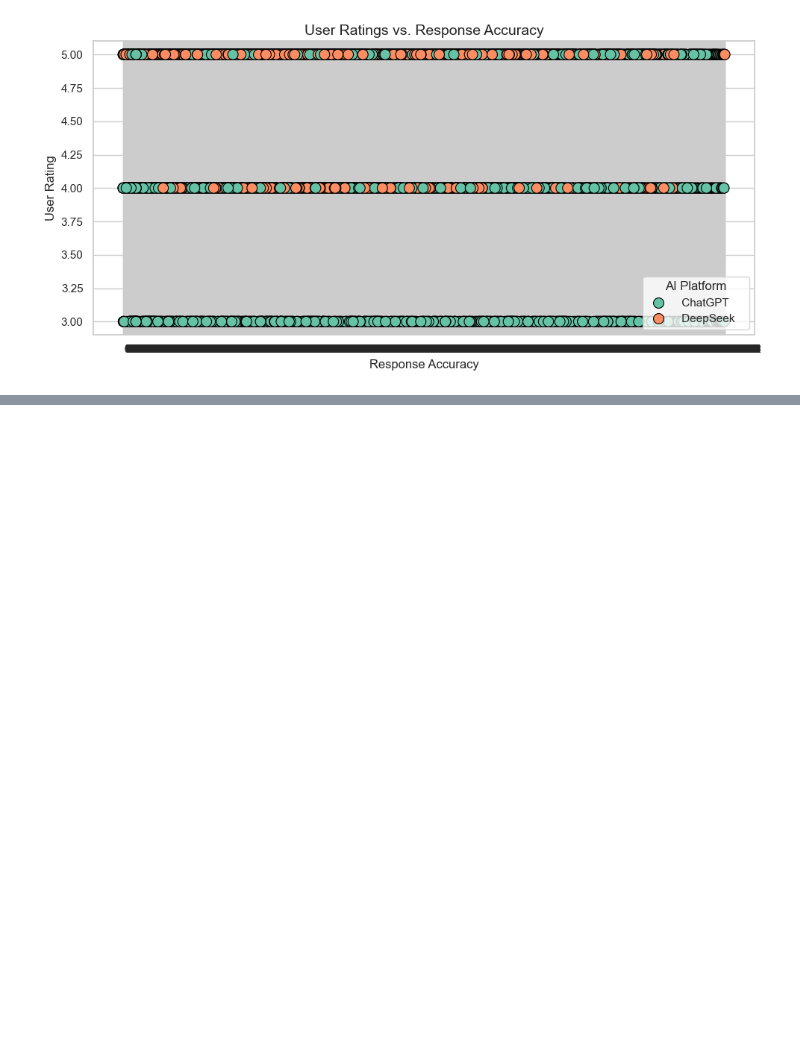
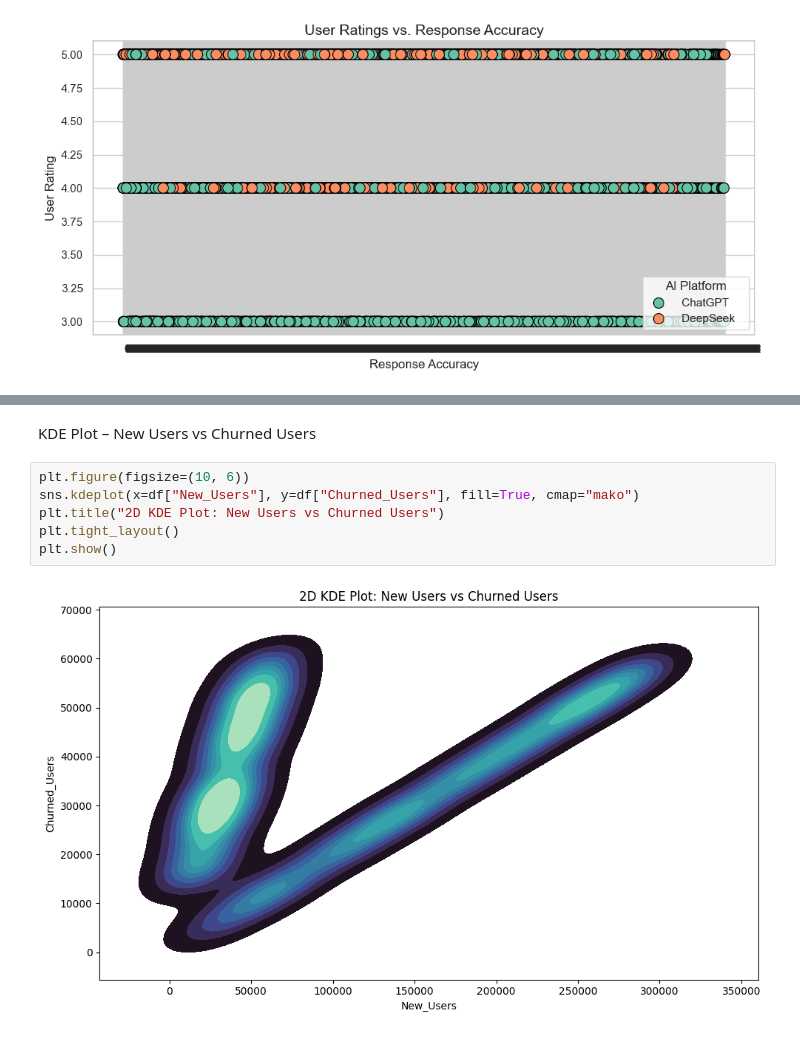
Before and after one commit to srujannayak32/DAV_ASSIGNMENT-189, a Jupyter notebook: main.ipynb, the cells around one changed output, grey strips where cells are left out. Cells and saved outputs as stored; diff of their text form; blank space fills up the shorter version.

```diff
--- a/main.ipynb
+++ b/main.ipynb
@@ -732,0 +781,10 @@ plt.show()
+# %% [markdown]
+KDE Plot – New Users vs Churned Users
+# %%
+plt.figure(figsize=(10, 6))
+sns.kdeplot(x=df["New_Users"], y=df["Churned_Users"], fill=True, cmap="mako")
+plt.title("2D KDE Plot: New Users vs Churned Users")
+plt.tight_layout()
+plt.show()
+# %% [output]
+[figure, added]
```
Also changed, not shown: parts of 11 cells of this notebook.
